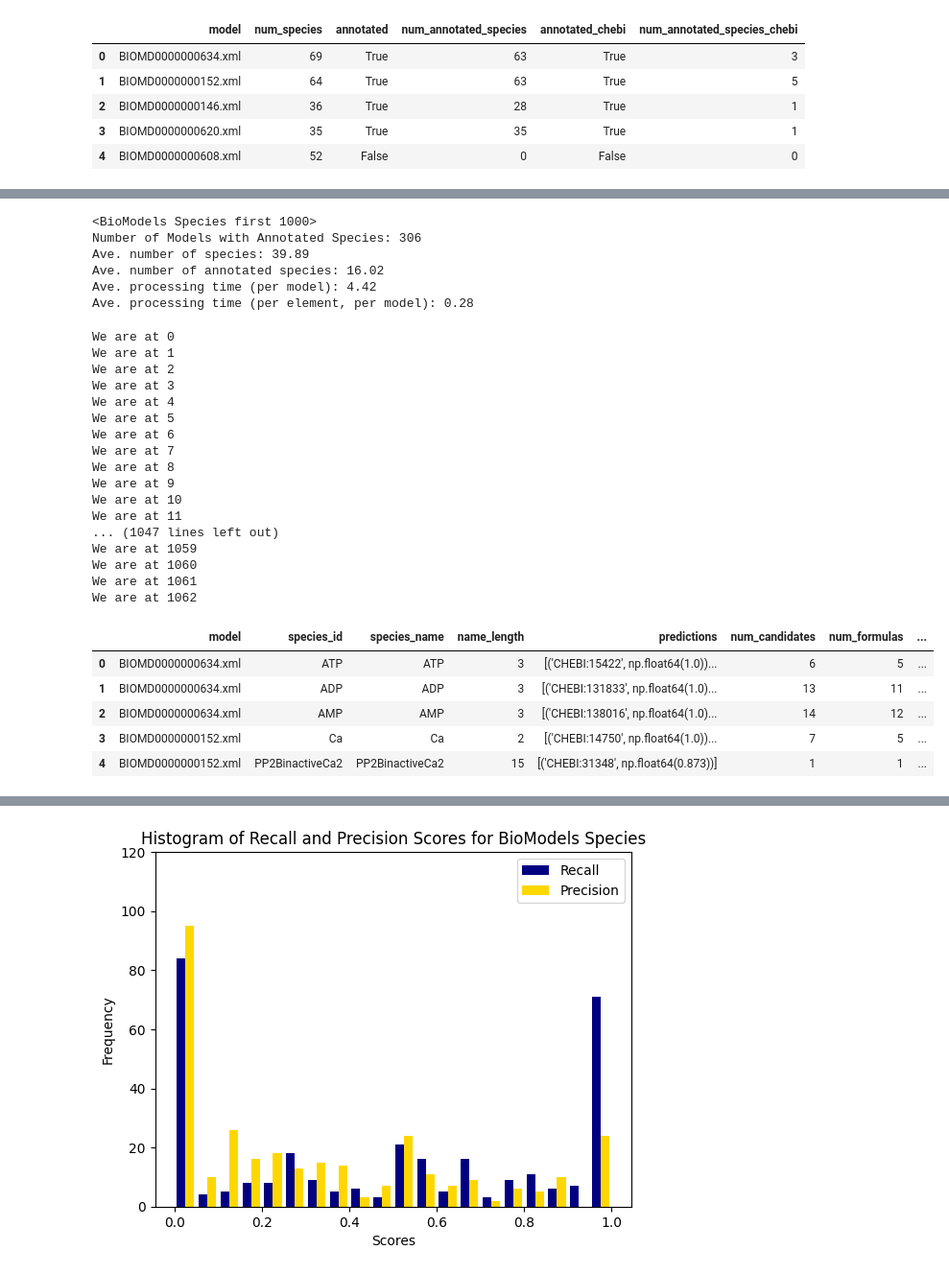
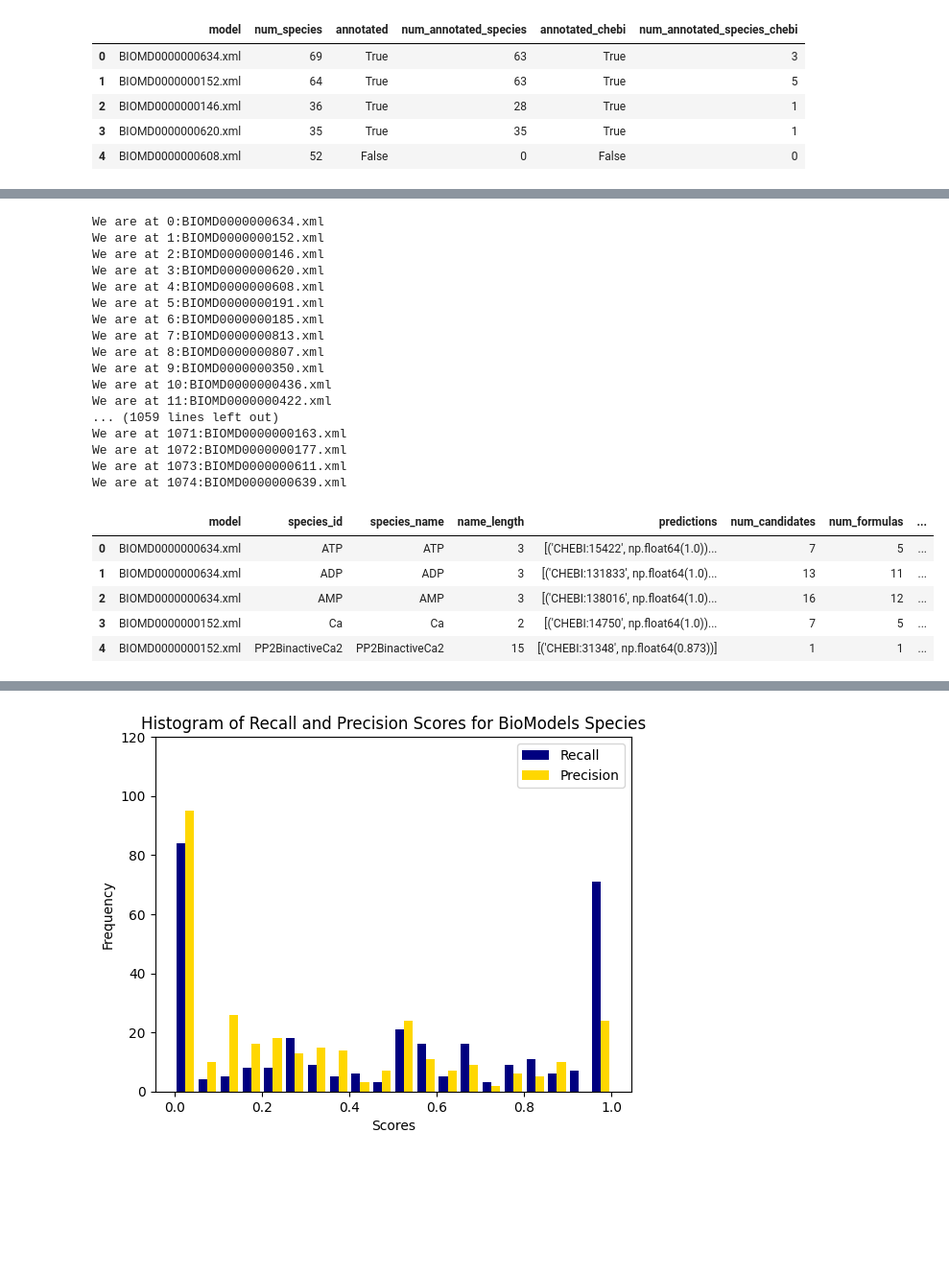
Before and after one commit to sys-bio/AMAS, a Jupyter notebook: notebooks/Test_AMAS.ipynb, the cells around one changed output, grey strips where cells are left out. Shown at 96% size. Drawn from its saved outputs; the diff is of its cells as text; code cells hidden in the pictures; blank space fills up the shorter version.

Commit message:
test on updated BioModels and ChEBI dictionaries

```diff
--- a/notebooks/Test_AMAS.ipynb
+++ b/notebooks/Test_AMAS.ipynb
@@ -351,57 +344,33 @@ Ave. number of ChEBI annotated species: 55.72
-# %%
-# only consider the first 1000 models
-biomd_model_species_statistics_first1000 = biomd_model_species_statistics.sort_values(by='model').head(1000)
-
-print("\n\n<BioModels Species first 1000>")
-# Models with annotated species
-annotated_species_df = biomd_model_species_statistics_first1000[biomd_model_species_statistics_first1000['annotated']]
-spec_biomodels = np.unique(annotated_species_df['model'])
-print("Number of Models with Annotated Species: %d" % len(spec_biomodels))
-
-# Ave. number of species in models with annotated species
-ave_num_specs = annotated_species_df['num_species'].mean()
-print("Ave. number of species: %.02f" % ave_num_specs)
-
-# Ave. number of annotated species in models with annotated species
-ave_num_annoted_specs = annotated_species_df['num_annotated_species'].mean()
-print("Ave. number of annotated species: %.02f" % ave_num_annoted_specs)
-# %% [output]
-<BioModels Species first 1000>
-Number of Models with Annotated Species: 306
-Ave. number of species: 39.89
-Ave. number of annotated species: 16.02
-Ave. processing time (per model): 4.42
-Ave. processing time (per element, per model): 0.28
 # %%
-output_csv = 'biomd_species_accuracy_AMAS.csv'
+output_csv = 'biomd251106_species_accuracy_AMAS.csv'
 generate_species_accuracy(biomd_model_dir, output_dir+output_csv)
 # %% [output]
-We are at 0
-We are at 1
-We are at 2
-We are at 3
-We are at 4
-We are at 5
-We are at 6
-We are at 7
-We are at 8
-We are at 9
-We are at 10
-We are at 11
-... (1047 lines left out)
-We are at 1059
-We are at 1060
-We are at 1061
-We are at 1062
+We are at 0:BIOMD0000000634.xml
+We are at 1:BIOMD0000000152.xml
+We are at 2:BIOMD0000000146.xml
+We are at 3:BIOMD0000000620.xml
+We are at 4:BIOMD0000000608.xml
+We are at 5:BIOMD0000000191.xml
+We are at 6:BIOMD0000000185.xml
+We are at 7:BIOMD0000000813.xml
+We are at 8:BIOMD0000000807.xml
+We are at 9:BIOMD0000000350.xml
+We are at 10:BIOMD0000000436.xml
+We are at 11:BIOMD0000000422.xml
+... (1059 lines left out)
+We are at 1071:BIOMD0000000163.xml
+We are at 1072:BIOMD0000000177.xml
+We are at 1073:BIOMD0000000611.xml
+We are at 1074:BIOMD0000000639.xml
 # %%
 # Read in the output CSV file
-biomd_species_accuracy = pd.read_csv(output_dir+'biomd_species_accuracy_AMAS.csv')
+biomd_species_accuracy = pd.read_csv(output_dir+'biomd251106_species_accuracy_AMAS.csv')
 biomd_species_accuracy.head()
 # %% [output]
 |  | model | species_id | species_name | name_length | predictions | num_candidates | num_formulas | ... |
-| 0 | BIOMD0000000634.xml | ATP | ATP | 3 | [('CHEBI:15422', np.float64(1.0))... | 6 | 5 | ... |
+| 0 | BIOMD0000000634.xml | ATP | ATP | 3 | [('CHEBI:15422', np.float64(1.0))... | 7 | 5 | ... |
 | 1 | BIOMD0000000634.xml | ADP | ADP | 3 | [('CHEBI:131833', np.float64(1.0)... | 13 | 11 | ... |
-| 2 | BIOMD0000000634.xml | AMP | AMP | 3 | [('CHEBI:138016', np.float64(1.0)... | 14 | 12 | ... |
+| 2 | BIOMD0000000634.xml | AMP | AMP | 3 | [('CHEBI:138016', np.float64(1.0)... | 16 | 12 | ... |
 | 3 | BIOMD0000000152.xml | Ca | Ca | 2 | [('CHEBI:14750', np.float64(1.0))... | 7 | 5 | ... |
 | 4 | BIOMD0000000152.xml | PP2BinactiveCa2 | PP2BinactiveCa2 | 15 | [('CHEBI:31348', np.float64(0.873))] | 1 | 1 | ... |
 # %%
```
Also changed, not shown: parts of 12 cells of this notebook, 13 other files.
